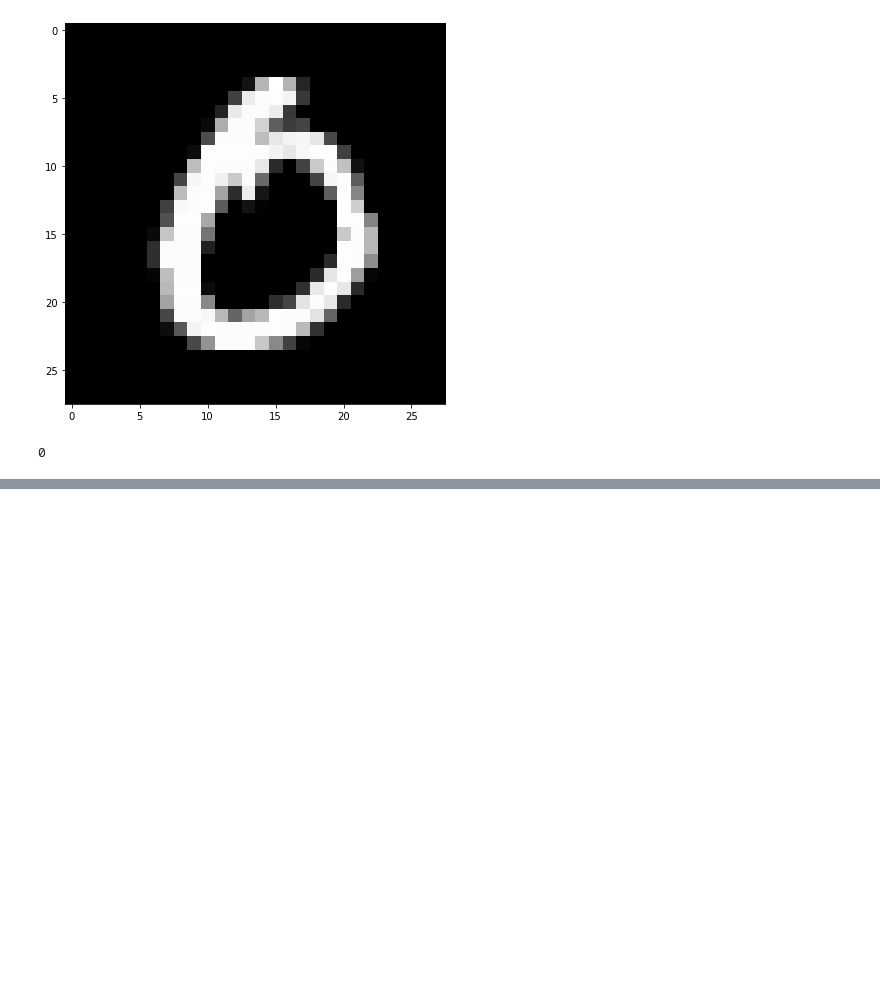
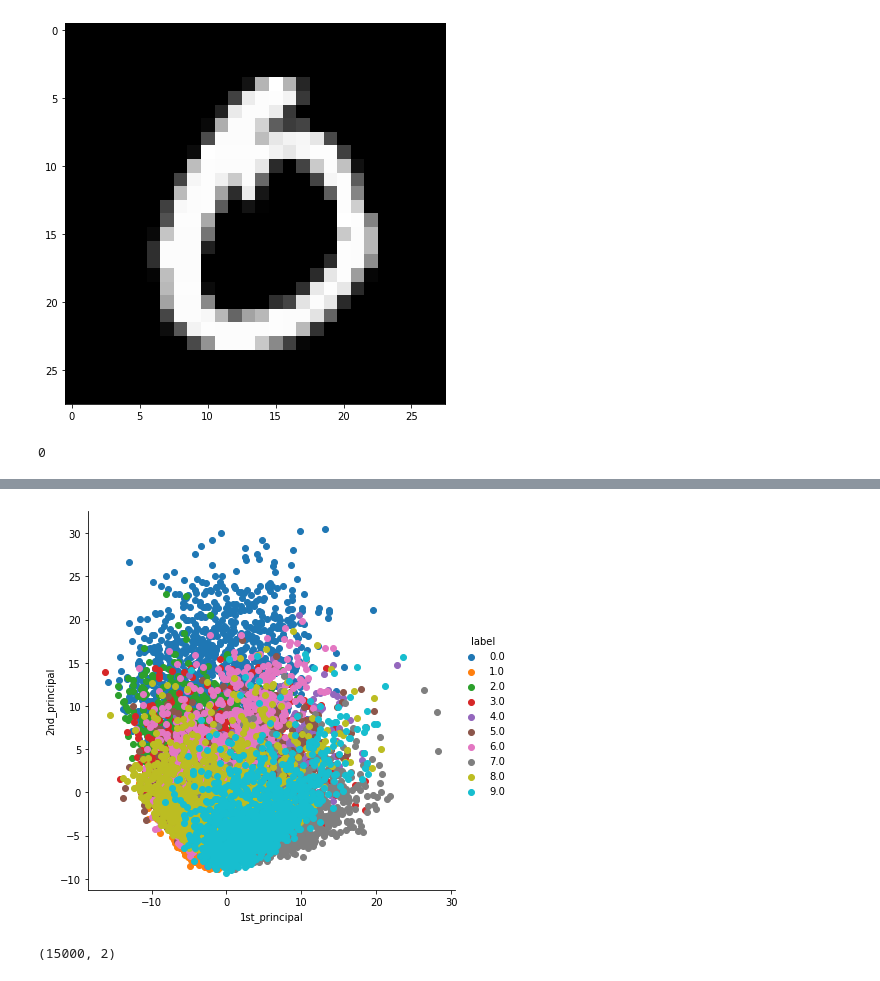
Before and after one commit to farazahmed943/mnist, a Jupyter notebook: mnist.ipynb, the cells around one changed output, grey strips where cells are left out. Saved outputs shown, nothing was run; the diff lists cells and outputs as text; code cells hidden in the pictures; blank space fills up the shorter version.

```diff
--- a/mnist.ipynb
+++ b/mnist.ipynb
@@ -54,0 +86,2 @@ l[idx]
+# %%
+vectors= vectors.T
@@ -54,0 +92,12 @@ l[idx]
+# %%
+# projecting the original data sample on the plane formed by two eigen vectors
+import matplotlib.pyplot as plt
+new_coordinates = np.matmul(vectors,sample_data.T)
+# resulting new data points shape will be (2,784) X (784,15000) = (2,15000)
+# %%
+import pandas as pd
+#appending label to the 2d projected data
+new_coordinates = np.vstack((new_coordinates,labels)).T
+# %%
+#creating a new dataframe for ploting the labeled points
+dataframe = pd.DataFrame(data=new_coordinates,columns=('1st_principal','2nd_principal','label'))
@@ -54,0 +120,7 @@ l[idx]
+# %%
+# plotting data using seaborn
+import seaborn as sn
+sn.FacetGrid(dataframe,hue="label",size=6).map(plt.scatter,'1st_principal','2nd_principal').add_legend()
+plt.show()
+# %% [output]
+[figure, added]
@@ -54,0 +134,4 @@ l[idx]
+# %%
+pca_data.shape
+# %% [output]
+(15000, 2)
```
Also changed, not shown: parts of 14 cells of this notebook, 1 other file.
